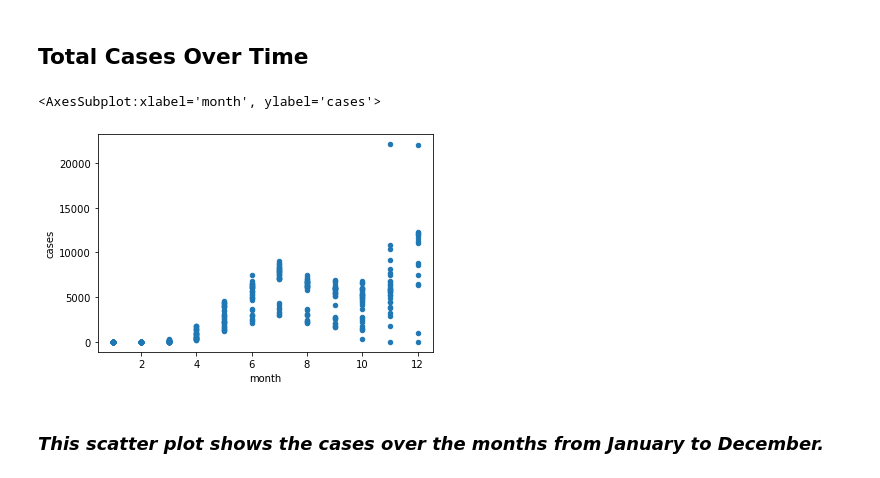
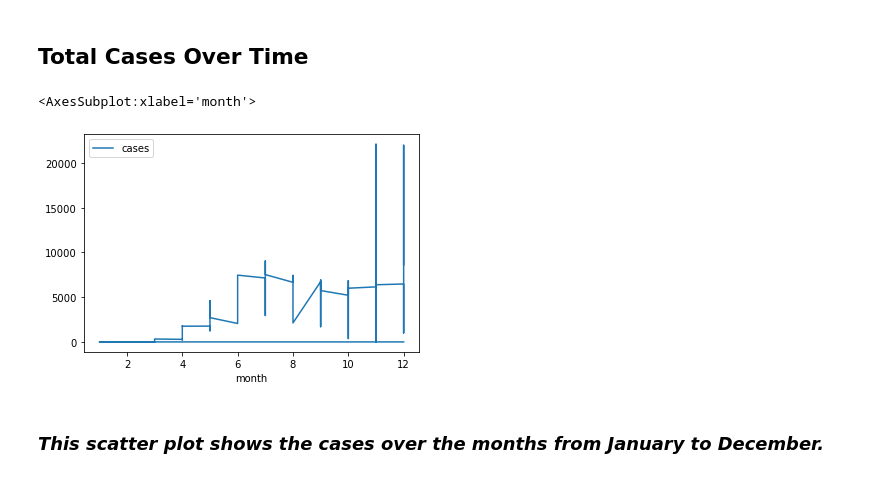
Before and after one commit to Lilcasscass/IA241, a Jupyter notebook: IA 241 Final Project.ipynb, the cells around one changed output. Cells and saved outputs as stored; diff of their text form; code cells hidden in the pictures.

```diff
--- a/IA 241 Final Project.ipynb
+++ b/IA 241 Final Project.ipynb
@@ -51,10 +51,10 @@ mexico_data.plot.scatter(x='cases',y='popData2019',c='case_to_pop_ratio')
 # %% [markdown]
 ## Total Cases Over Time
 # %%
-mexico_data.plot.scatter(x='month',y='cases')
+mexico_data.plot.line(x='month',y='cases')
 # %% [output]
-<AxesSubplot:xlabel='month', ylabel='cases'>
+<AxesSubplot:xlabel='month'>
-[figure, old version]
+[figure, new version]
 # %% [markdown]
 ### _This scatter plot shows the cases over the months from January to December._
 # %% [markdown]
```
Also changed, not shown: parts of 1 cell of this notebook.
